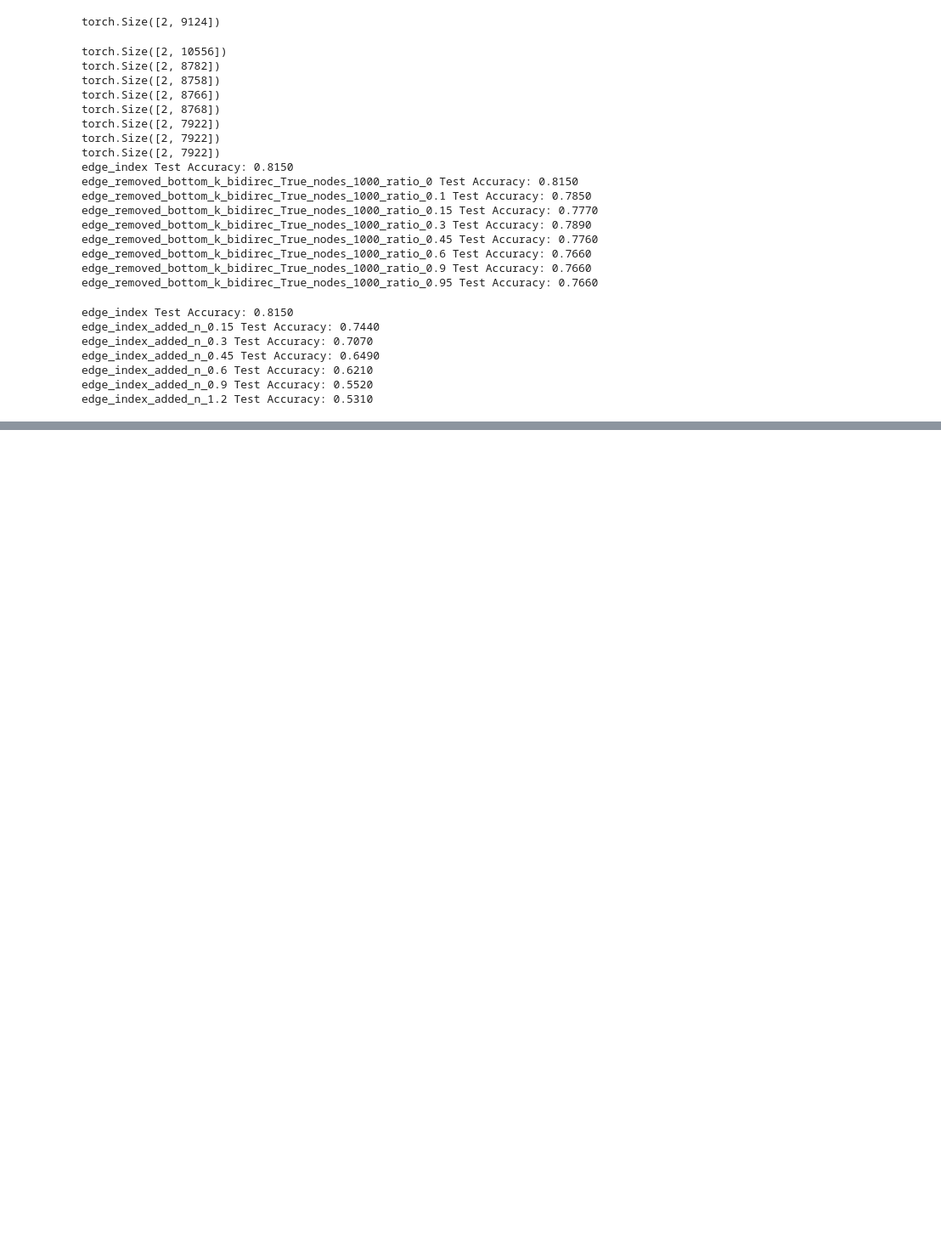
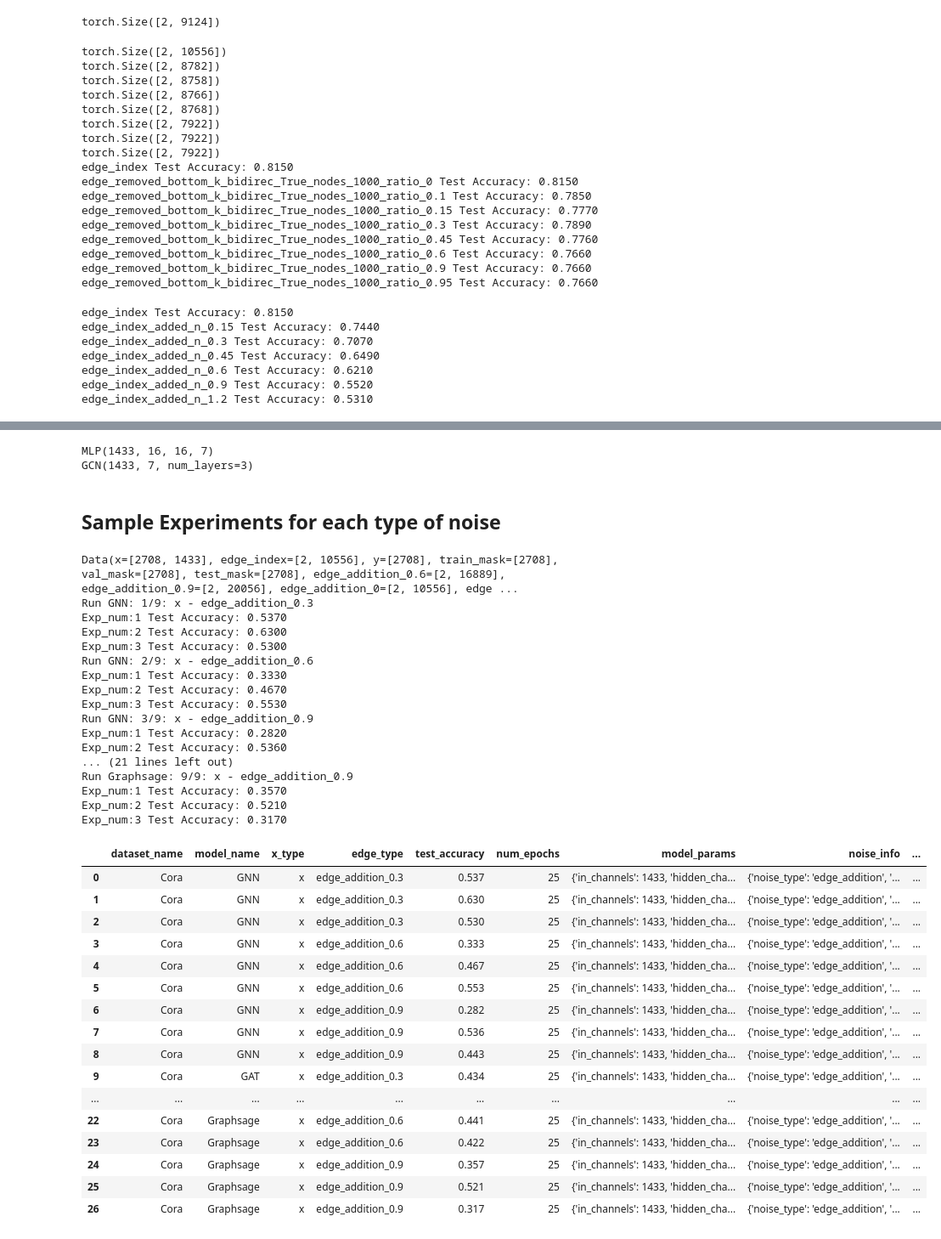
Before and after one commit to camligorkem/cs-260c-project-Robust-GNNs, a Jupyter notebook: CS_260_Node_Classification_Exploration.ipynb, the cells around one changed output, grey strips where cells are left out. Shown: that part at 85% size. Cells and saved outputs as stored; diff of their text form; code cells hidden in the pictures; blank space fills up the shorter version.

Commit message:
experiment framework added - Created using Colaboratory

```diff
--- a/CS_260_Node_Classification_Exploration.ipynb
+++ b/CS_260_Node_Classification_Exploration.ipynb
@@ -313,0 +326,3 @@ torch.Size([8972])
+# %%
+edge_index_removed = remove_from_all_edges(edge_index=data.edge_index, edges_to_remove_ratio = 0.15, remove_bidirectional=False)
+data.edge_index_85 = edge_index_removed
@@ -313,0 +334,3 @@ torch.Size([8972])
+# %%
+edge_index_removed = remove_from_all_edges(edge_index=data.edge_index, edges_to_remove_ratio = 0.15, remove_bidirectional=True)
+data.edge_index_85 = edge_index_removed
@@ -586,0 +635,12 @@ edge_index_added_n_1.2 Test Accuracy: 0.5310
+# %%
+# Creating MLP example, add all parameters you want to use to create/tune model in the below dictionary
+model_params= {'in_channels':1433, 'hidden_channels':16, 'out_channels':7, 'num_layers':3}
+mlp_model = get_model(model_name='MLP', model_params=model_params)
+print(mlp_model)
+
+model_params= {'in_channels':1433, 'hidden_channels':16, 'out_channels':7, 'num_layers':3, 'dropout':0.1}
+gnn_model = get_model(model_name='GNN', model_params=model_params)
+print(gnn_model)
+# %% [output]
+MLP(1433, 16, 16, 7)
+GCN(1433, 7, num_layers=3)
@@ -586,0 +749,58 @@ edge_index_added_n_1.2 Test Accuracy: 0.5310
+# %% [markdown]
+## Sample Experiments for each type of noise
+# %%
+dataset_name='Cora'
+# %%
+# noise data creation example: add edges
+edge_addition_params = {'edge_index':data.edge_index, 'node_num': data.x.shape[0]}
+noise_info = {'noise_type':'edge_addition', 'params':edge_addition_params, 'noise_levels':[0.3, 0.6, 0.9 ], 'noise_param_name':'added_level'}
+
+noise_var_names = create_noised_data_for_experiment(data=data, noise_info=noise_info)
+print(data)
+
+# Experiment on edge addition noise
+model_names = ['GNN', 'GAT', 'Graphsage']
+model_params = {  # TODO random params change later
+    'GNN':{'in_channels':1433, 'hidden_channels':16, 'out_channels':7, 'num_layers':3, 'dropout':0.1},
+    'GAT':{'in_channels':1433, 'hidden_channels':12, 'out_channels':7, 'num_layers':3, 'dropout':0.2},
+    'Graphsage':{'in_channels':1433, 'hidden_channels':14, 'out_channels':7, 'num_layers':3, 'dropout':0.1}
+}
+exp_df = experiment(dataset_name=dataset_name, model_names=model_names, model_params=model_params, data=data, x_types=['x'],
+           edge_types=noise_var_names, noise_info=noise_info, num_epochs=25, repeat_num=3, print_updates=True)
+
+exp_df
+# %% [output]
+Data(x=[2708, 1433], edge_index=[2, 10556], y=[2708], train_mask=[2708], val_mask=[2708], test_mask=[2708], edge_addition_0.6=[2, 16889], edge_addition_0.9=[2, 20056], edge_addition_0=[2, 10556], edge ...
+Run GNN: 1/9: x - edge_addition_0.3
+Exp_num:1 Test Accuracy: 0.5370
+Exp_num:2 Test Accuracy: 0.6300
+Exp_num:3 Test Accuracy: 0.5300
+Run GNN: 2/9: x - edge_addition_0.6
+Exp_num:1 Test Accuracy: 0.3330
+Exp_num:2 Test Accuracy: 0.4670
+Exp_num:3 Test Accuracy: 0.5530
+Run GNN: 3/9: x - edge_addition_0.9
+Exp_num:1 Test Accuracy: 0.2820
+Exp_num:2 Test Accuracy: 0.5360
+... (21 lines left out)
+Run Graphsage: 9/9: x - edge_addition_0.9
+Exp_num:1 Test Accuracy: 0.3570
+Exp_num:2 Test Accuracy: 0.5210
+Exp_num:3 Test Accuracy: 0.3170
+|  | dataset_name | model_name | x_type | edge_type | test_accuracy | num_epochs | model_params | noise_info | ... |
+| 0 | Cora | GNN | x | edge_addition_0.3 | 0.537 | 25 | {'in_channels': 1433, 'hidden_cha... | {'noise_type': 'edge_addition', '... | ... |
+| 1 | Cora | GNN | x | edge_addition_0.3 | 0.630 | 25 | {'in_channels': 1433, 'hidden_cha... | {'noise_type': 'edge_addition', '... | ... |
+| 2 | Cora | GNN | x | edge_addition_0.3 | 0.530 | 25 | {'in_channels': 1433, 'hidden_cha... | {'noise_type': 'edge_addition', '... | ... |
+| 3 | Cora | GNN | x | edge_addition_0.6 | 0.333 | 25 | {'in_channels': 1433, 'hidden_cha... | {'noise_type': 'edge_addition', '... | ... |
+| 4 | Cora | GNN | x | edge_addition_0.6 | 0.467 | 25 | {'in_channels': 1433, 'hidden_cha... | {'noise_type': 'edge_addition', '... | ... |
+| 5 | Cora | GNN | x | edge_addition_0.6 | 0.553 | 25 | {'in_channels': 1433, 'hidden_cha... | {'noise_type': 'edge_addition', '... | ... |
+| 6 | Cora | GNN | x | edge_addition_0.9 | 0.282 | 25 | {'in_channels': 1433, 'hidden_cha... | {'noise_type': 'edge_addition', '... | ... |
+| 7 | Cora | GNN | x | edge_addition_0.9 | 0.536 | 25 | {'in_channels': 1433, 'hidden_cha... | {'noise_type': 'edge_addition', '... | ... |
+| 8 | Cora | GNN | x | edge_addition_0.9 | 0.443 | 25 | {'in_channels': 1433, 'hidden_cha... | {'noise_type': 'edge_addition', '... | ... |
+| 9 | Cora | GAT | x | edge_addition_0.3 | 0.434 | 25 | {'in_channels': 1433, 'hidden_cha... | {'noise_type': 'edge_addition', '... | ... |
+| ... | ... | ... | ... | ... | ... | ... | ... | ... | ... |
+| 22 | Cora | Graphsage | x | edge_addition_0.6 | 0.441 | 25 | {'in_channels': 1433, 'hidden_cha... | {'noise_type': 'edge_addition', '... | ... |
+| 23 | Cora | Graphsage | x | edge_addition_0.6 | 0.422 | 25 | {'in_channels': 1433, 'hidden_cha... | {'noise_type': 'edge_addition', '... | ... |
+| 24 | Cora | Graphsage | x | edge_addition_0.9 | 0.357 | 25 | {'in_channels': 1433, 'hidden_cha... | {'noise_type': 'edge_addition', '... | ... |
+| 25 | Cora | Graphsage | x | edge_addition_0.9 | 0.521 | 25 | {'in_channels': 1433, 'hidden_cha... | {'noise_type': 'edge_addition', '... | ... |
+| 26 | Cora | Graphsage | x | edge_addition_0.9 | 0.317 | 25 | {'in_channels': 1433, 'hidden_cha... | {'noise_type': 'edge_addition', '... | ... |
```
Also changed, not shown: parts of 18 cells of this notebook.
